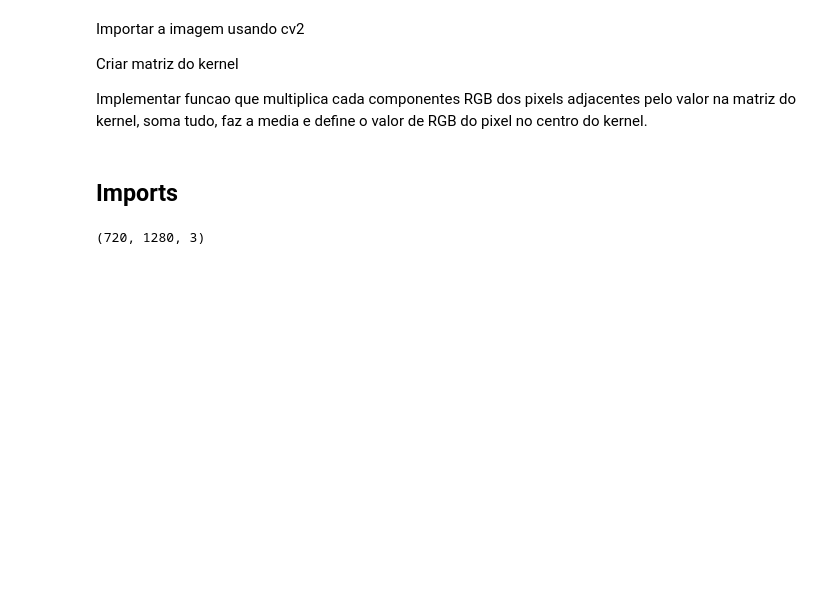
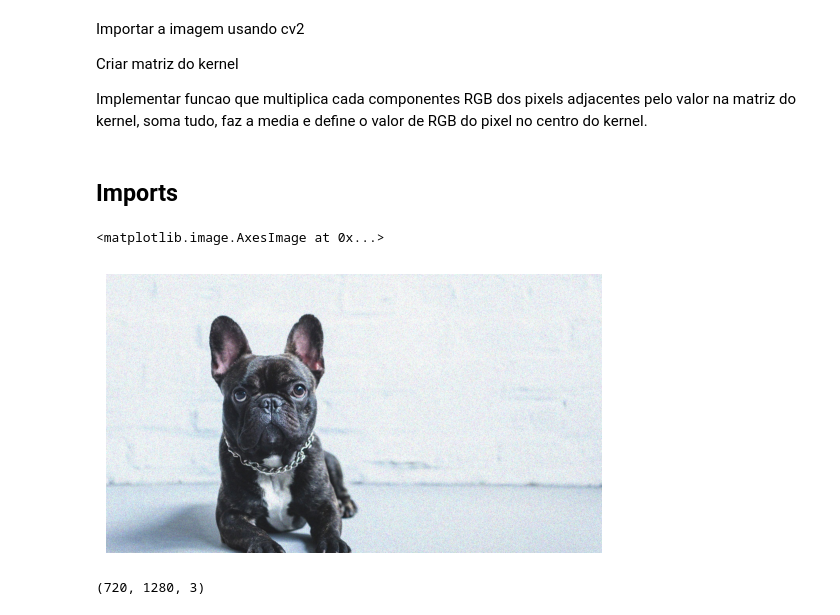
Before and after one commit to VictorGryca/drawing-turtle, a Jupyter notebook: principal.ipynb, the cells around one changed output. Saved outputs shown, nothing was run; the diff lists cells and outputs as text; code cells hidden in the pictures; blank space fills up the shorter version.

```diff
--- a/principal.ipynb
+++ b/principal.ipynb
@@ -19,3 +22,9 @@ cv2.destroyAllWindows()
+# %%
+plt.axis('off')
+plt.imshow(imagem[:, :, [2, 1, 0]])
+# %% [output]
+<matplotlib.image.AxesImage at 0x...>
+[figure, added]
 # %%
 imagem.shape
 # %% [output]
```
Also changed, not shown: parts of 22 cells of this notebook.
